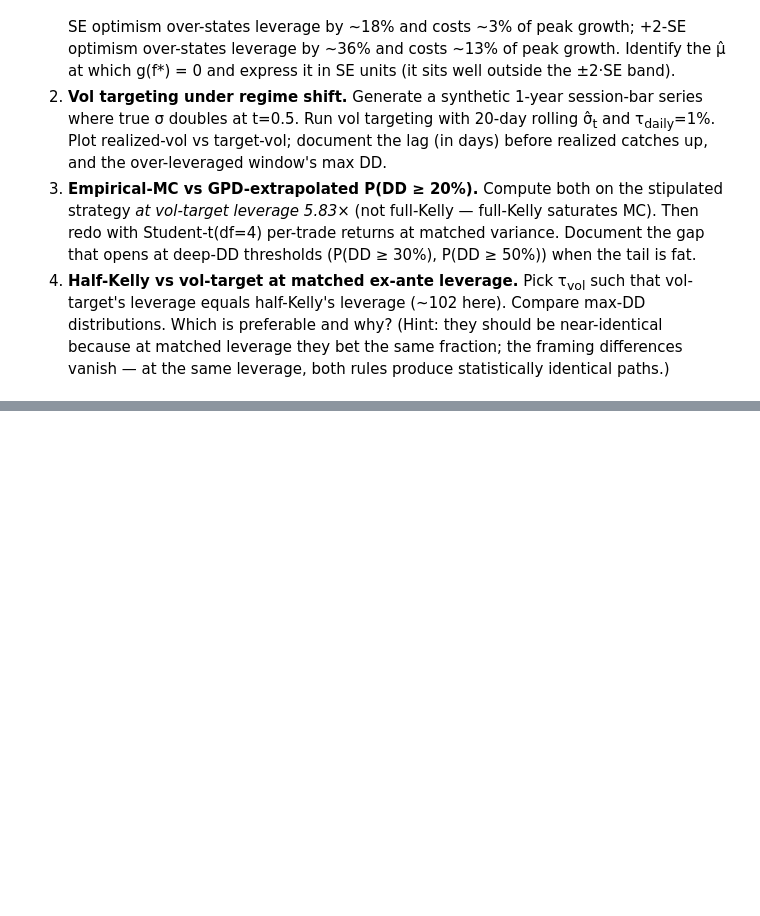
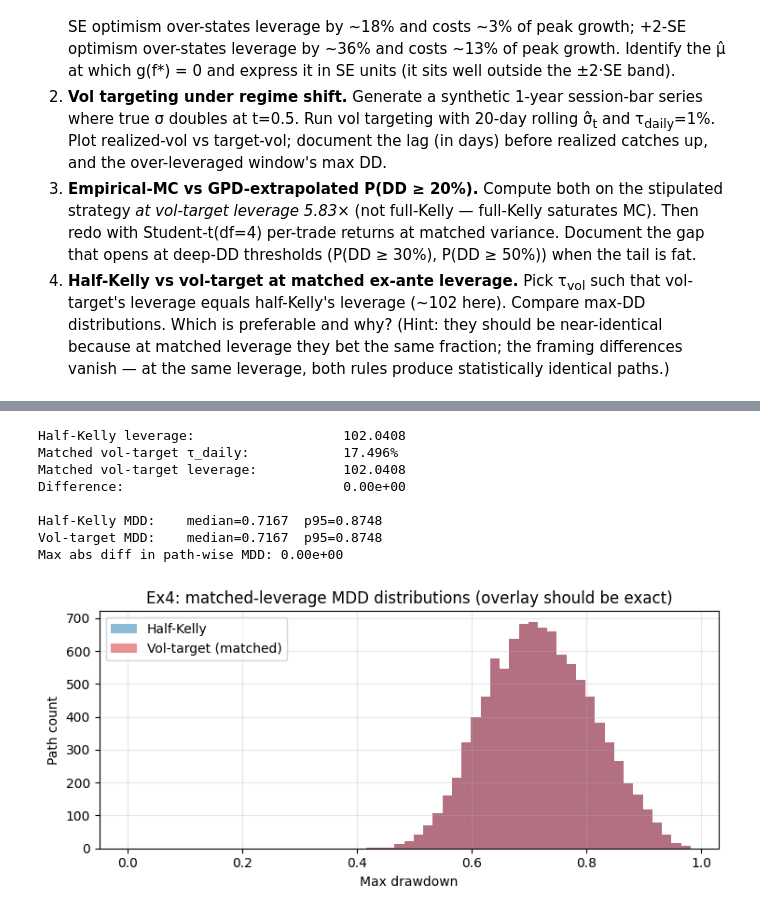
Before and after one commit to MichaelHelmers/quantitative-analysis, a Jupyter notebook: 14-position-sizing/lesson.ipynb, the cells around one changed output, grey strips where cells are left out. Drawn from its saved outputs; the diff is of its cells as text; code cells hidden in the pictures; blank space fills up the shorter version.

```diff
--- a/14-position-sizing/lesson.ipynb
+++ b/14-position-sizing/lesson.ipynb
@@ -611,0 +779,52 @@ EVT shape parameter is the right summary — variance is not.
+# %%
+# Exercise 4: Half-Kelly vs vol-target at matched ex-ante leverage.
+# Pick tau_match such that vol-target's leverage equals half-Kelly's leverage
+# (~102 here). At that match, the two rules are mathematically IDENTICAL on a
+# stationary-sigma strategy — same scalar applied to same returns. The exercise
+# is partly a confirmation (the histograms should overlay exactly) and partly
+# an interpretation (the practical difference between the two rules only
+# emerges when sigma varies over time).
+f_half_kelly = 0.5 * f_kelly                            # half-Kelly leverage (~102)
+tau_match = f_half_kelly * sigma_daily                  # τ giving same leverage
+target_lev_match = tau_match / sigma_daily              # by construction equals f_half_kelly
+
+print(f"Half-Kelly leverage:                   {f_half_kelly:.4f}")
+print(f"Matched vol-target τ_daily:            {tau_match*100:.3f}%")
+print(f"Matched vol-target leverage:           {target_lev_match:.4f}")
+print(f"Difference:                            {abs(f_half_kelly - target_lev_match):.2e}")
+print()
+
+# Reseed for independent reproducibility.
+rng = np.random.default_rng(14)
+all_returns = rng.normal(mu, sigma, size=(N_PATHS, TPY))
+
+eq_hk = equity_curves(f_half_kelly, all_returns)
+eq_vt = equity_curves(target_lev_match, all_returns)
+mdd_hk = max_drawdown(eq_hk)
+mdd_vt = max_drawdown(eq_vt)
+
+print(f"Half-Kelly MDD:    median={np.median(mdd_hk):.4f}  p95={np.quantile(mdd_hk, 0.95):.4f}")
+print(f"Vol-target MDD:    median={np.median(mdd_vt):.4f}  p95={np.quantile(mdd_vt, 0.95):.4f}")
+print(f"Max abs diff in path-wise MDD: {np.max(np.abs(mdd_hk - mdd_vt)):.2e}")
+
+fig, ax = plt.subplots(figsize=(7.5, 3.5))
+bins = np.linspace(0, max(mdd_hk.max(), mdd_vt.max()), 60)
+ax.hist(mdd_hk, bins=bins, alpha=0.5, label="Half-Kelly", color="C0")
+ax.hist(mdd_vt, bins=bins, alpha=0.5, label="Vol-target (matched)", color="C3")
+ax.set_xlabel("Max drawdown")
+ax.set_ylabel("Path count")
+ax.set_title("Ex4: matched-leverage MDD distributions (overlay should be exact)")
+ax.legend()
+ax.grid(alpha=0.3)
+plt.tight_layout()
+plt.show()
+# %% [output]
+Half-Kelly leverage:                   102.0408
+Matched vol-target τ_daily:            17.496%
+Matched vol-target leverage:           102.0408
+Difference:                            0.00e+00
+
+Half-Kelly MDD:    median=0.7167  p95=0.8748
+Vol-target MDD:    median=0.7167  p95=0.8748
+Max abs diff in path-wise MDD: 0.00e+00
+[figure, added]
```
Also changed, not shown: parts of 10 cells of this notebook, 9 other files.
